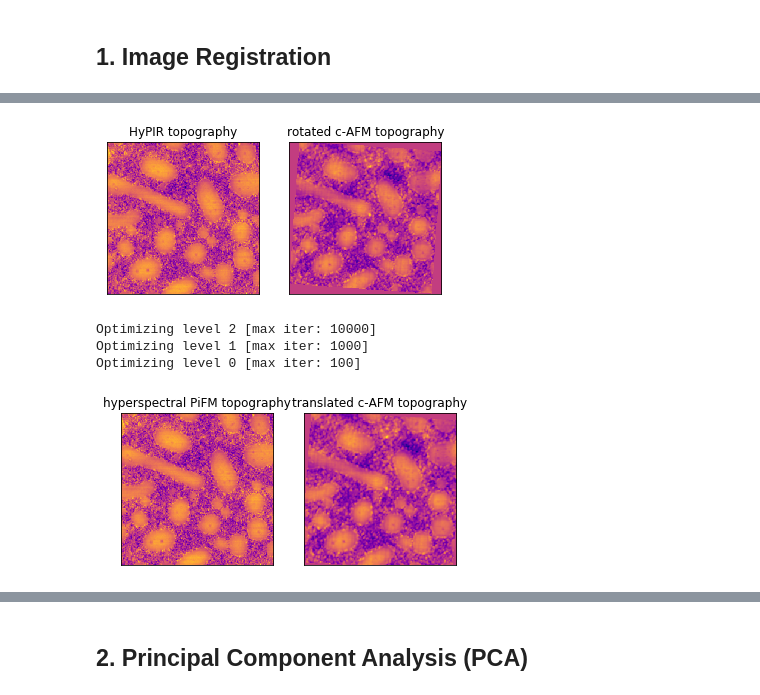
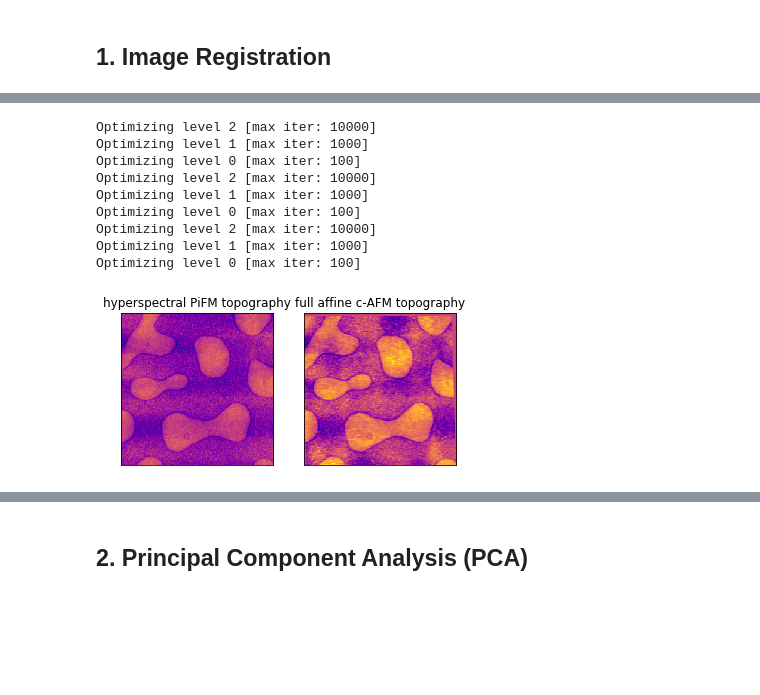
Before and after one commit to kongjy/MultimodalAFMonPMMAP3HT_processing, a Jupyter notebook: jupyter_notebooks/si_notebook.ipynb, the cells around one changed output, grey strips where cells are left out. Cells and saved outputs as stored; diff of their text form; code cells hidden in the pictures; blank space fills up the shorter version.

```diff
--- a/jupyter_notebooks/si_notebook.ipynb
+++ b/jupyter_notebooks/si_notebook.ipynb
@@ -45,6 +39,6 @@ hyperfiles.extractall(path='.')
 # %%
 #import hyperspectral image
-hyperimage=HyperImage('Film10_0026.txt')
+hyperimage=HyperImage('Film19_0016.txt')
 hyper=hyperimage.hyper_image
 hypertopo=hyperimage.channel_data[:,:,0]
 #flatten
@@ -55,7 +49,7 @@ exp_wavenumber=hyperimage.wavelength_data
 hyperint=signal.detrend(hyperslice(hyperimage, start=760, stop=1875), axis=1, type="linear")
 
 #import corresponding cAFM image
-cAFMimage=load_ibw('./../data/cAFM3_0000.ibw')
+cAFMimage=load_ibw('Film19_0010.ibw')
 cAFMtopo=cAFMimage[:,:,0]
 #flatten
 cAFMtopo=signal.detrend(cAFMtopo, axis=1, type="linear")
@@ -71,3 +65,6 @@ laser_power=laserprofile[:,1]
 
 #interpolated laser power
 laserpower_interp= np.interp(exp_wavenumber, laser_wavenumber, laser_power)
+
+#SVD
+from scipy.linalg import svd
@@ -116,16 +104,3 @@ cAFMrotated = rotate(cAFM, angle = -4)
-# %%
-fig, (ax1, ax2) = plt.subplots(1, 2)
-im1=ax1.imshow(static, cmap=colormap)
-ax1.set_title('HyPIR topography')
-ax1.axes.get_xaxis().set_visible(False)
-ax1.axes.get_yaxis().set_visible(False)
-
-im2=ax2.imshow(rotated, cmap=colormap)
-ax2.set_title('rotated c-AFM topography')
-ax2.axes.get_xaxis().set_visible(False)
-ax2.axes.get_yaxis().set_visible(False)
-# %% [output]
-[figure, removed]
 # %%
 #set up parameters for affine transformation (see SI for details):
 nbins = 32
@@ -141,26 +116,52 @@ affreg = AffineRegistration(metric=metric,
 # %%
 #optimize transformation in x-,y-space:
 transform = TranslationTransform2D()
 params0 = None
 static = hypertopo
-moving = rotated
+moving = cAFMtopo
+cAFMrotated=cAFM
 translation = affreg.optimize(static, moving, transform, params0, starting_affine=None)
 transformed = translation.transform(moving)
 #apply transformation to current image:
 cAFM_transformed = translation.transform(cAFMrotated)
-#show transformed topography
+
+#use prior x-,y-transformation as starting point and optimize with respect to rotation:
+starting_affine = translation.affine
+transform = RigidTransform2D()
+rigid = affreg.optimize(static, moving, transform, params0, starting_affine = starting_affine)
+#apply transformation to c-AFM topography:
+transformed = rigid.transform(moving)
+#apply transformation to current image:
+cAFM_transformed = rigid.transform(cAFMrotated)
+
+#use prior rigid transformation as starting point and optimize with respect to a full affine transformation:
+starting_affine = rigid.affine
+transform = AffineTransform2D()
+affine = affreg.optimize(static, moving, transform, params0, starting_affine = starting_affine)
+#apply to c-AFM topography
+transformed = affine.transform(moving)
+#apply to current image:
+cAFM_transformed = affine.transform(cAFMrotated)
+
+colormap='plasma'
 fig, (ax1, ax2) = plt.subplots(1, 2)
 im1 = ax1.imshow(static, cmap=colormap)
 ax1.set_title('hyperspectral PiFM topography')
 ax1.axes.get_xaxis().set_visible(False)
 ax1.axes.get_yaxis().set_visible(False)
 
 im2 = ax2.imshow(transformed, cmap=colormap)
-ax2.set_title('translated c-AFM topography')
+ax2.set_title('full affine c-AFM topography')
 ax2.axes.get_xaxis().set_visible(False)
 ax2.axes.get_yaxis().set_visible(False)
 # %% [output]
 Optimizing level 2 [max iter: 10000]
 Optimizing level 1 [max iter: 1000]
 Optimizing level 0 [max iter: 100]
+Optimizing level 2 [max iter: 10000]
+Optimizing level 1 [max iter: 1000]
+Optimizing level 0 [max iter: 100]
+Optimizing level 2 [max iter: 10000]
+Optimizing level 1 [max iter: 1000]
+Optimizing level 0 [max iter: 100]
-[figure, old version]
+[figure, new version]
```
Also changed, not shown: parts of 104 cells of this notebook.
